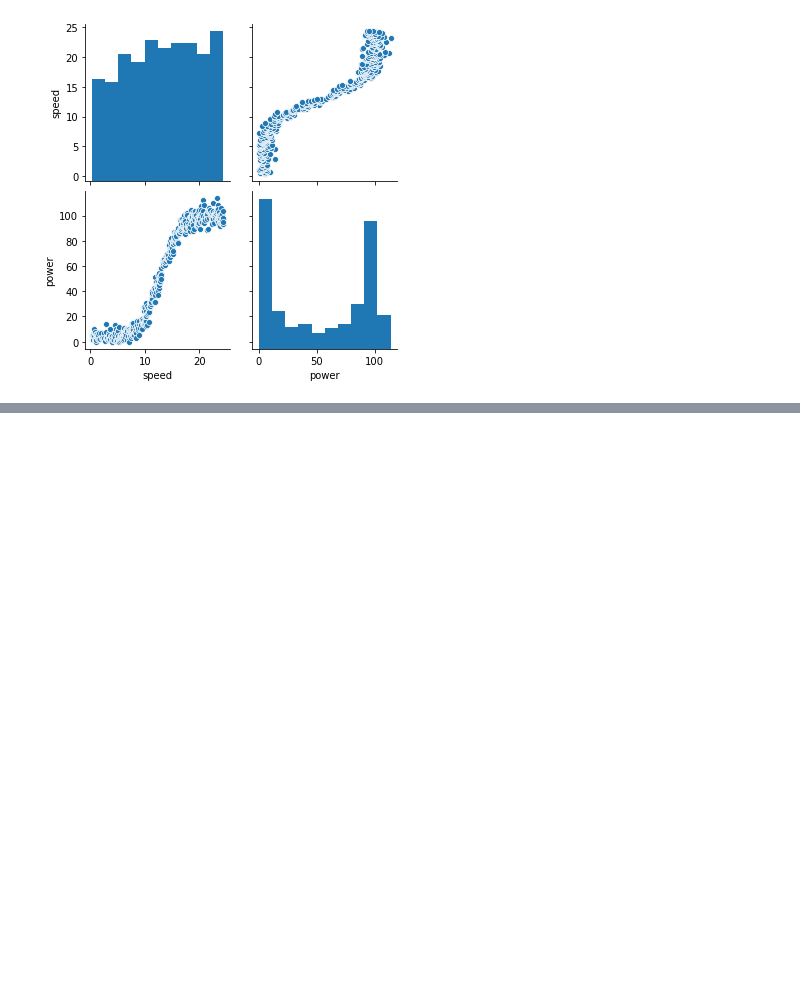
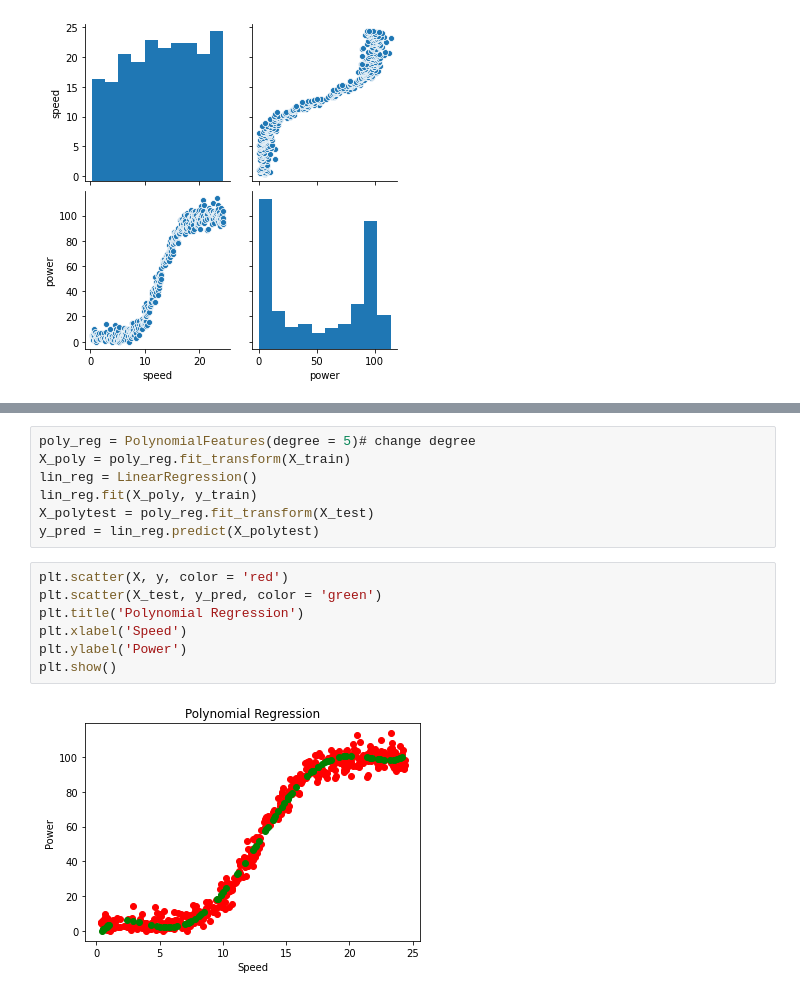
Before and after one commit to Freeha-S/Machine-Learning-Project2020, a Jupyter notebook: Project2020.ipynb, the cells around one changed output, grey strips where cells are left out. Cells and saved outputs as stored; diff of their text form; blank space fills up the shorter version.

```diff
--- a/Project2020.ipynb
+++ b/Project2020.ipynb
@@ -168,3 +249,19 @@ plt.show()
+# %%
+poly_reg = PolynomialFeatures(degree = 5)# change degree
+X_poly = poly_reg.fit_transform(X_train)
+lin_reg = LinearRegression()
+lin_reg.fit(X_poly, y_train)
+X_polytest = poly_reg.fit_transform(X_test)
+y_pred = lin_reg.predict(X_polytest)
+# %%
+plt.scatter(X, y, color = 'red')
+plt.scatter(X_test, y_pred, color = 'green')
+plt.title('Polynomial Regression')
+plt.xlabel('Speed')
+plt.ylabel('Power')
+plt.show()
+# %% [output]
+[figure, added]
 # %% [markdown]
 # References
 
```
Also changed, not shown: parts of 14 cells of this notebook.
